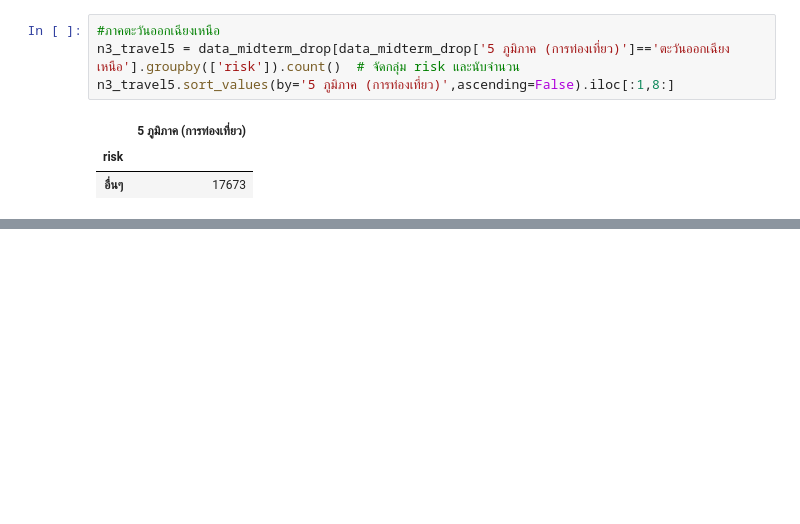
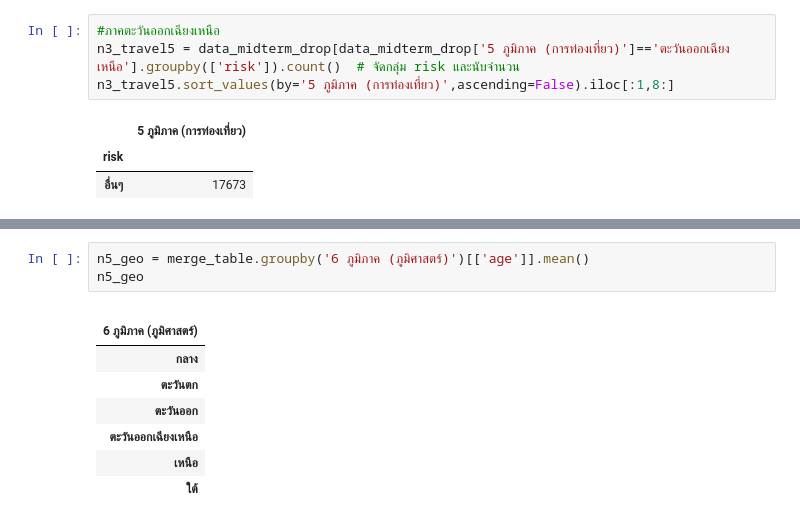
Before and after one commit to Thitichaya2000/data_viz_2022, a Jupyter notebook: BasicPython&DataViz_midterm2022.ipynb, the cells around one changed output, grey strips where cells are left out. Cells and saved outputs as stored; diff of their text form; blank space fills up the shorter version.

```diff
--- a/BasicPython&DataViz_midterm2022.ipynb
+++ b/BasicPython&DataViz_midterm2022.ipynb
@@ -775,0 +876,12 @@ KeyError: ignored
+# %%
+n5_geo = merge_table.groupby('6 ภูมิภาค (ภูมิศาสตร์)')[['age']].mean()
+n5_geo
+# %% [output]
+|  |
+| 6 ภูมิภาค (ภูมิศาสตร์) |
+| กลาง |
+| ตะวันตก |
+| ตะวันออก |
+| ตะวันออกเฉียงเหนือ |
+| เหนือ |
+| ใต้ |
```
Also changed, not shown: parts of 13 cells of this notebook.
